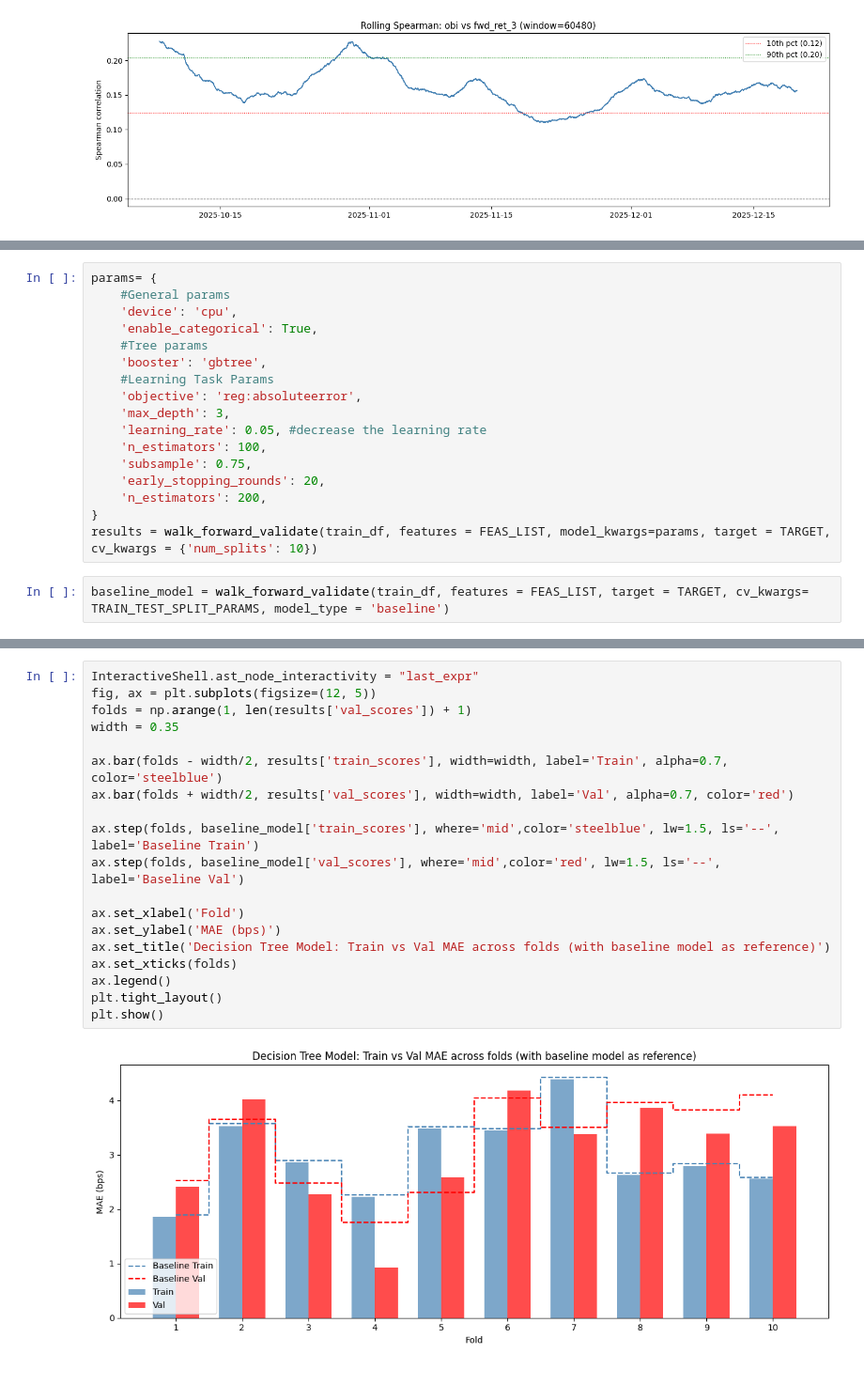
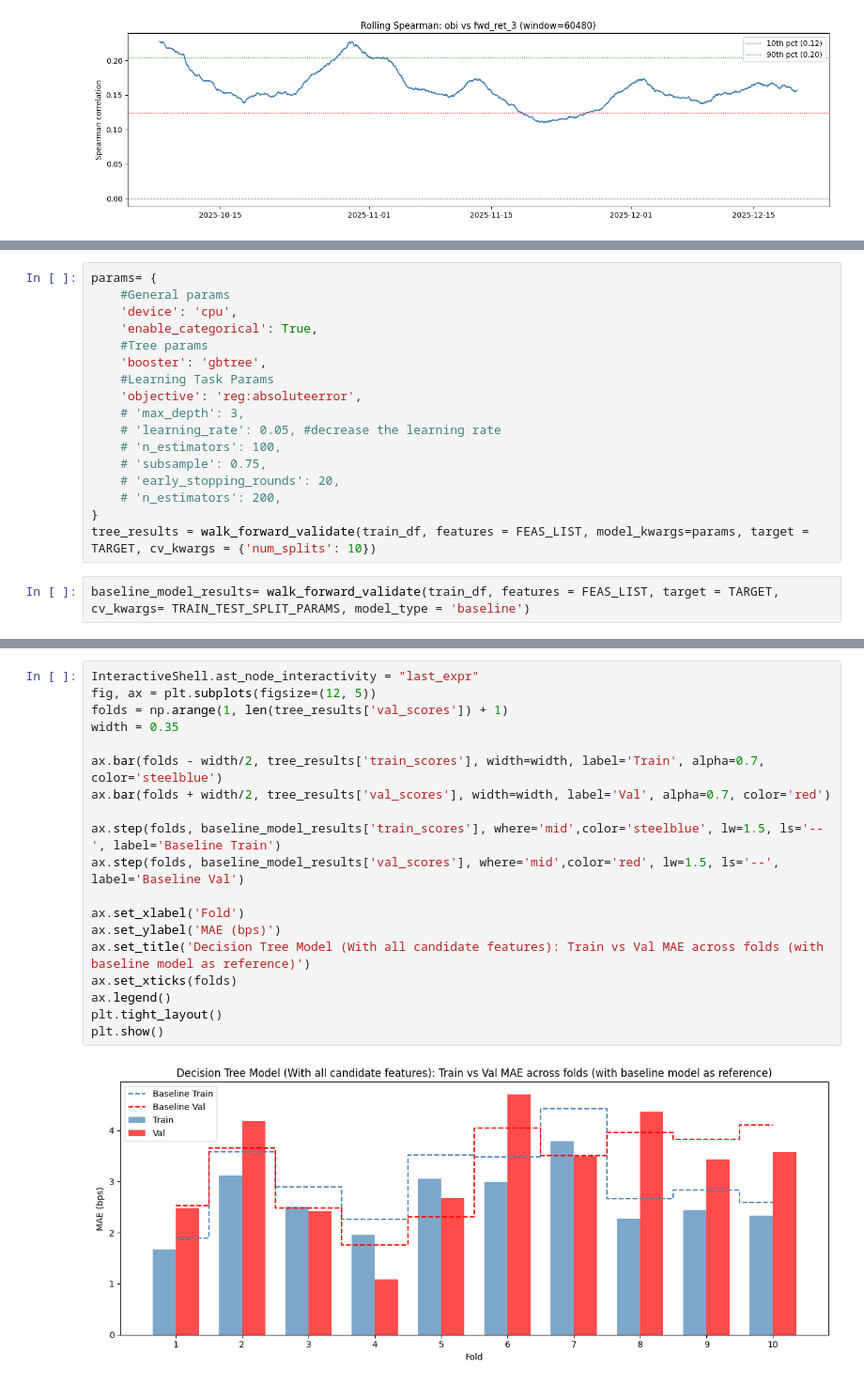
Before and after one commit to vbear97/Momentum-Strategies, a Jupyter notebook: Notebook2_OrderFlowPrediction.ipynb, the cells around one changed output, grey strips where cells are left out. Shown at 94% size. Drawn from its saved outputs; the diff is of its cells as text.

```diff
--- a/Notebook2_OrderFlowPrediction.ipynb
+++ b/Notebook2_OrderFlowPrediction.ipynb
@@ -247,13 +243,13 @@ params= {
     'booster': 'gbtree',
     #Learning Task Params
     'objective': 'reg:absoluteerror',
-    'max_depth': 3,
-    'learning_rate': 0.05, #decrease the learning rate
-    'n_estimators': 100,
-    'subsample': 0.75,
-    'early_stopping_rounds': 20,
-    'n_estimators': 200,
+    # 'max_depth': 3,
+    # 'learning_rate': 0.05, #decrease the learning rate
+    # 'n_estimators': 100,
+    # 'subsample': 0.75,
+    # 'early_stopping_rounds': 20,
+    # 'n_estimators': 200,
 }
-results = walk_forward_validate(train_df, features = FEAS_LIST, model_kwargs=params, target = TARGET, cv_kwargs = {'num_splits': 10})
+tree_results = walk_forward_validate(train_df, features = FEAS_LIST, model_kwargs=params, target = TARGET, cv_kwargs = {'num_splits': 10})
 # %%
-baseline_model = walk_forward_validate(train_df, features = FEAS_LIST, target = TARGET, cv_kwargs= TRAIN_TEST_SPLIT_PARAMS, model_type = 'baseline')
+baseline_model_results= walk_forward_validate(train_df, features = FEAS_LIST, target = TARGET, cv_kwargs= TRAIN_TEST_SPLIT_PARAMS, model_type = 'baseline')
@@ -260,21 +283,21 @@ baseline_model = walk_forward_validate(train_df, features = FEAS_LIST, target =
 # %%
 InteractiveShell.ast_node_interactivity = "last_expr"
 fig, ax = plt.subplots(figsize=(12, 5))
-folds = np.arange(1, len(results['val_scores']) + 1)
+folds = np.arange(1, len(tree_results['val_scores']) + 1)
 width = 0.35
 
-ax.bar(folds - width/2, results['train_scores'], width=width, label='Train', alpha=0.7, color='steelblue')
-ax.bar(folds + width/2, results['val_scores'], width=width, label='Val', alpha=0.7, color='red')
+ax.bar(folds - width/2, tree_results['train_scores'], width=width, label='Train', alpha=0.7, color='steelblue')
+ax.bar(folds + width/2, tree_results['val_scores'], width=width, label='Val', alpha=0.7, color='red')
 
-ax.step(folds, baseline_model['train_scores'], where='mid',color='steelblue', lw=1.5, ls='--', label='Baseline Train')
-ax.step(folds, baseline_model['val_scores'], where='mid',color='red', lw=1.5, ls='--', label='Baseline Val')
+ax.step(folds, baseline_model_results['train_scores'], where='mid',color='steelblue', lw=1.5, ls='--', label='Baseline Train')
+ax.step(folds, baseline_model_results['val_scores'], where='mid',color='red', lw=1.5, ls='--', label='Baseline Val')
 
 ax.set_xlabel('Fold')
 ax.set_ylabel('MAE (bps)')
-ax.set_title('Decision Tree Model: Train vs Val MAE across folds (with baseline model as reference)')
+ax.set_title('Decision Tree Model (With all candidate features): Train vs Val MAE across folds (with baseline model as reference)')
 ax.set_xticks(folds)
 ax.legend()
 plt.tight_layout()
 plt.show()
 # %% [output]
-[figure, old version]
+[figure, new version]
```
Also changed, not shown: parts of 43 cells of this notebook.
